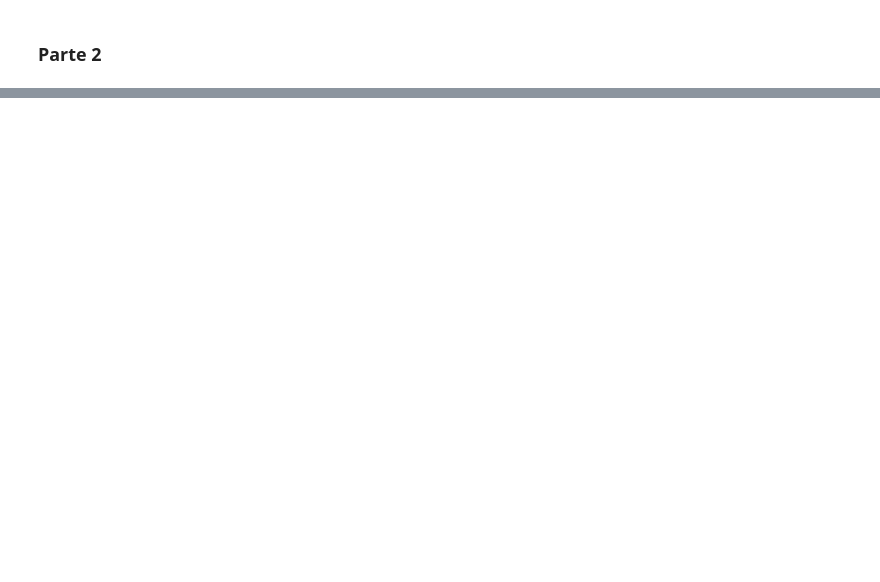
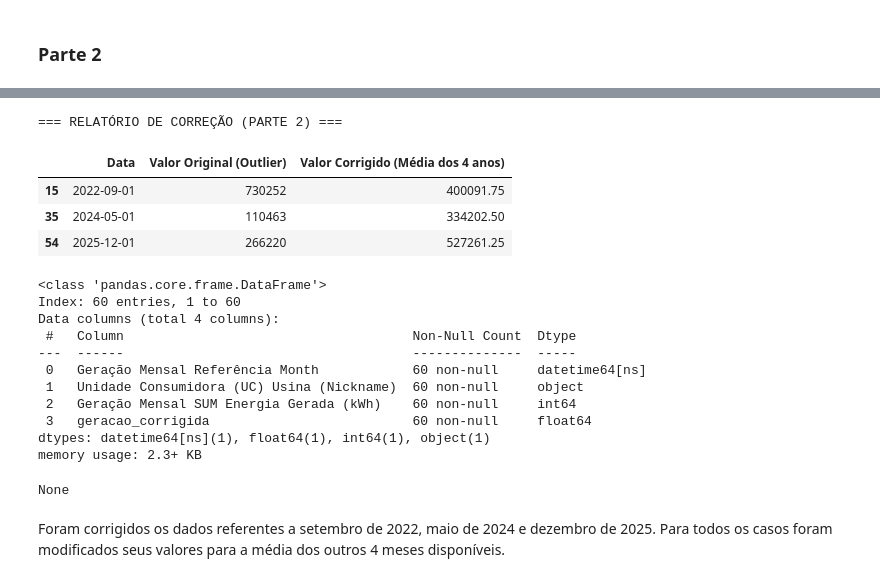
Before and after one commit to anailson-raasch/Pesquisador-em-Ciencia-de-Dados-PD-Inteligencia-Energetica-Bolsista-teste1-10082026, a Jupyter notebook: solucao_anailson.ipynb, the cells around one changed output, grey strips where cells are left out. Drawn from its saved outputs; the diff is of its cells as text; code cells hidden in the pictures; blank space fills up the shorter version.

Commit message:
Modificada a proposta de solução para a parte 2. Outliers modificados conforme média dos 4 anos disponíveis (excluindo o outlier).

```diff
--- a/solucao_anailson.ipynb
+++ b/solucao_anailson.ipynb
@@ -94,2 +97,21 @@ Esses são os pontos que vou retirar, setembro de 2021, maio de 2024 e dezembro
 # %% [markdown]
 ### Parte 2
+# %%
+# variáveis auxiliares
+col_data = 'Geração Mensal Referência Month'
+col_geracao = 'Geração Mensal SUM Energia Gerada (kWh)'
+
+# Converter a data
+tabela_usina[col_data] = pd.to_datetime(tabela_usina[col_data])
+
+# Definir os 3 pontos de outliers
+datas_outliers = pd.to_datetime(['2022-09-01', '2024-05-01', '2025-12-01'])
+
+# Criar coluna auxiliar com o mês do ano (1 a 12)
+tabela_limpa['mes_num'] = tabela_limpa[col_data].dt.month
+
+# ver se temos todas as linhas
+display(tabela_limpa.info())
+
+# mostrar tabela
+#display(tabela_limpa)
@@ -95,0 +132,44 @@ Esses são os pontos que vou retirar, setembro de 2021, maio de 2024 e dezembro
+# %%
+# Calcular a média do mês(excluindo os outliers)
+dados_sem_outliers = tabela_limpa[~tabela_limpa[col_data].isin(datas_outliers)]
+medias_historicas = dados_sem_outliers.groupby('mes_num')[col_geracao].mean()
+
+# Criar a coluna tratada (inicialmente idêntica à original)
+tabela_limpa['geracao_corrigida'] = tabela_limpa[col_geracao].astype(float)
+
+# Substituir o valor dos 3 outliers pela média dos seus respectivos meses
+for data in datas_outliers:
+    mes = data.month
+    valor_media = medias_historicas[mes]
+    tabela_limpa.loc[tabela_limpa[col_data] == data, 'geracao_corrigida'] = valor_media
+
+# Removendo a coluna auxiliar
+tabela_limpa = tabela_limpa.drop(columns=['mes_num'])
+
+# --- Relatório do Antes e Depois ---
+print("=== RELATÓRIO DE CORREÇÃO (PARTE 2) ===")
+filtro_outliers = tabela_limpa[col_data].isin(datas_outliers)
+relatorio = tabela_limpa.loc[filtro_outliers, [col_data, col_geracao, 'geracao_corrigida']]
+relatorio.columns = ['Data', 'Valor Original (Outlier)', 'Valor Corrigido (Média dos 4 anos)']
+
+display(relatorio)
+
+display(tabela_limpa.info())
+# %% [output]
+=== RELATÓRIO DE CORREÇÃO (PARTE 2) ===
+|  | Data | Valor Original (Outlier) | Valor Corrigido (Média dos 4 anos) |
+| 15 | 2022-09-01 | 730252 | 400091.75 |
+| 35 | 2024-05-01 | 110463 | 334202.50 |
+| 54 | 2025-12-01 | 266220 | 527261.25 |
+<class 'pandas.core.frame.DataFrame'>
+Index: 60 entries, 1 to 60
+Data columns (total 4 columns):
+ #   Column                                     Non-Null Count  Dtype
+---  ------                                     --------------  -----
+ 0   Geração Mensal Referência Month            60 non-null     datetime64[ns]
+ 1   Unidade Consumidora (UC) Usina (Nickname)  60 non-null     object
+ 2   Geração Mensal SUM Energia Gerada (kWh)    60 non-null     int64
+ 3   geracao_corrigida                          60 non-null     float64
+dtypes: datetime64[ns](1), float64(1), int64(1), object(1)
+memory usage: 2.3+ KB
+None
@@ -95,0 +200,2 @@ Esses são os pontos que vou retirar, setembro de 2021, maio de 2024 e dezembro
+# %% [markdown]
+Foram corrigidos os dados referentes a setembro de 2022, maio de 2024 e dezembro de 2025. Para todos os casos foram modificados seus valores para a média dos outros 4 meses disponíveis.
```
Also changed, not shown: parts of 4 cells of this notebook.
